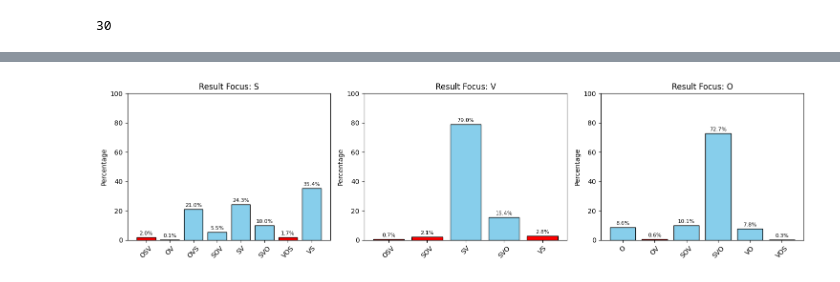
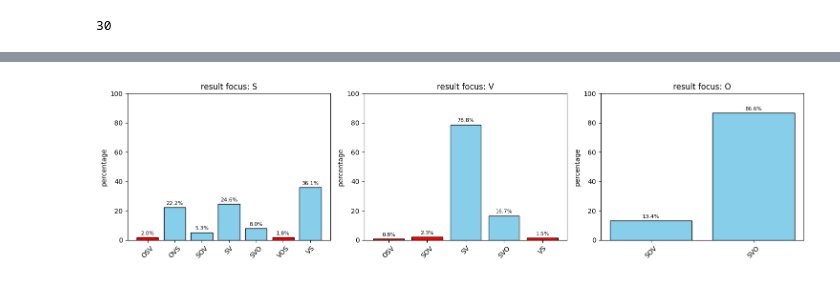
Before and after one commit to carolineberzina/thesis, a Jupyter notebook: stats.ipynb, the cells around one changed output, grey strips where cells are left out. Cells and saved outputs as stored; diff of their text form; code cells hidden in the pictures.

```diff
--- a/stats.ipynb
+++ b/stats.ipynb
@@ -164,0 +101,3 @@ for sentence_id in results['ID_sentence'].unique():
+# %%
+merged = merged[~merged['ID_sentence'].isin(['1_3', '1_12', '2_11', '3_6', '3_11'])]
+merged
@@ -165,43 +118,36 @@ for sentence_id in results['ID_sentence'].unique():
 # %%
 import math
-# Unique result_focus values
 focus_values = merged['result_focus'].dropna().unique()
 n = len(focus_values)
 
-# Grid size
 cols = 3
 rows = math.ceil(n / cols)
 fig, axes = plt.subplots(rows, cols, figsize=(cols * 5, rows * 4))
 axes = axes.flatten()
 
-# Plot per result_focus
 for i, focus in enumerate(focus_values):
     ax = axes[i]
     subset = merged[merged['result_focus'] == focus]
     counts = subset['result_order'].value_counts(normalize=True) * 100
     counts = counts.sort_index()
 
-    # Color: red if < 5%, else blue
     colors = ['red' if val < 5 else 'skyblue' for val in counts]
 
-    # Plot bars
     bars = ax.bar(counts.index, counts.values, color=colors, edgecolor='black')
 
-    # Add percentage labels
     for bar, pct in zip(bars, counts.values):
         ax.text(bar.get_x() + bar.get_width()/2, bar.get_height() + 1,
                 f"{pct:.1f}%", ha='center', va='bottom', fontsize=8)
 
-    ax.set_title(f"Result Focus: {focus}")
-    ax.set_ylabel("Percentage")
+    ax.set_title(f"result focus: {focus}")
+    ax.set_ylabel("percentage")
     ax.set_ylim(0, 100)
     ax.tick_params(axis='x', labelrotation=45)
 
-# Remove unused subplots
 for j in range(i + 1, len(axes)):
     fig.delaxes(axes[j])
 
 plt.tight_layout()
 plt.show()
 # %% [output]
-[figure, old version]
+[figure, new version]
```
Also changed, not shown: parts of 12 cells of this notebook.
